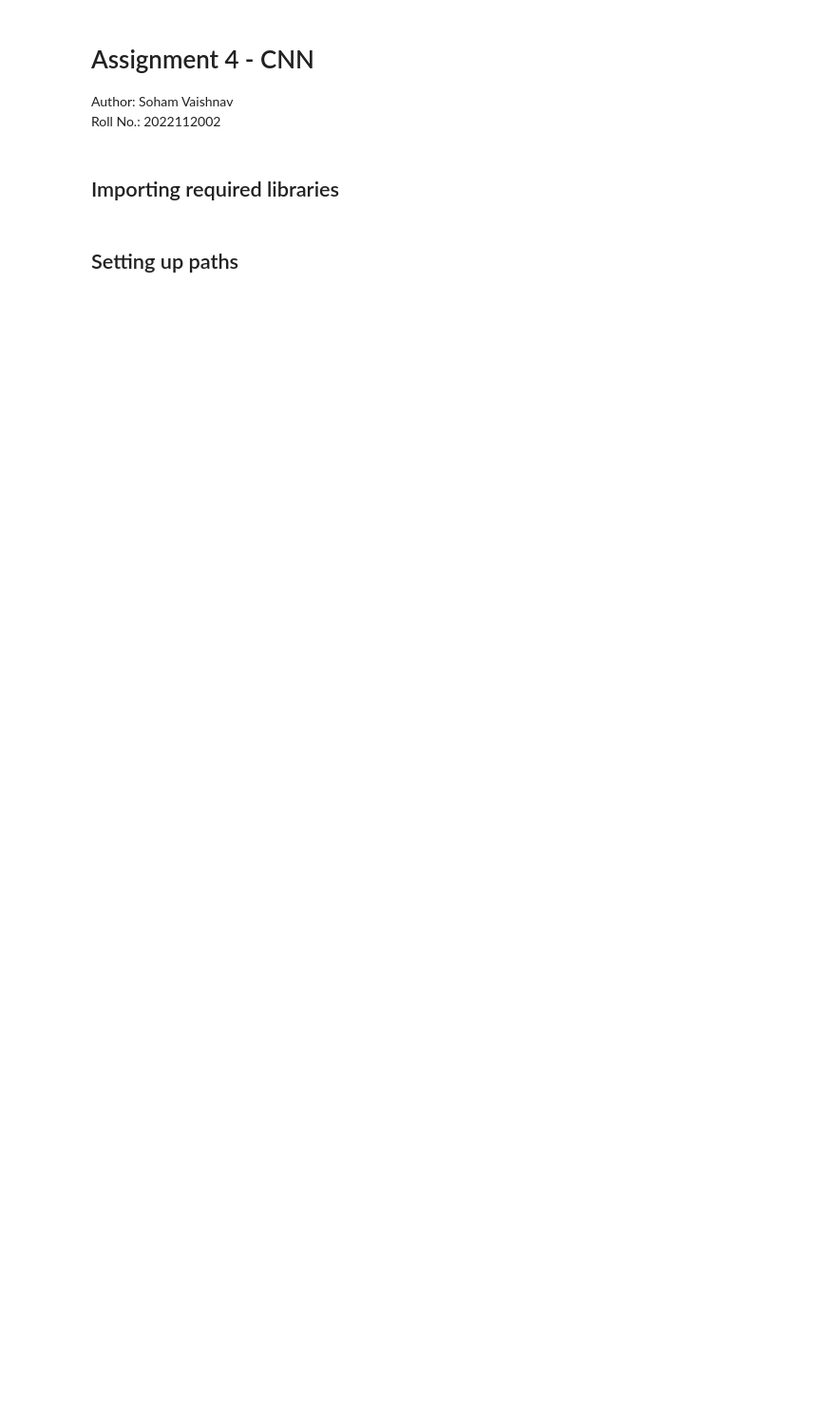
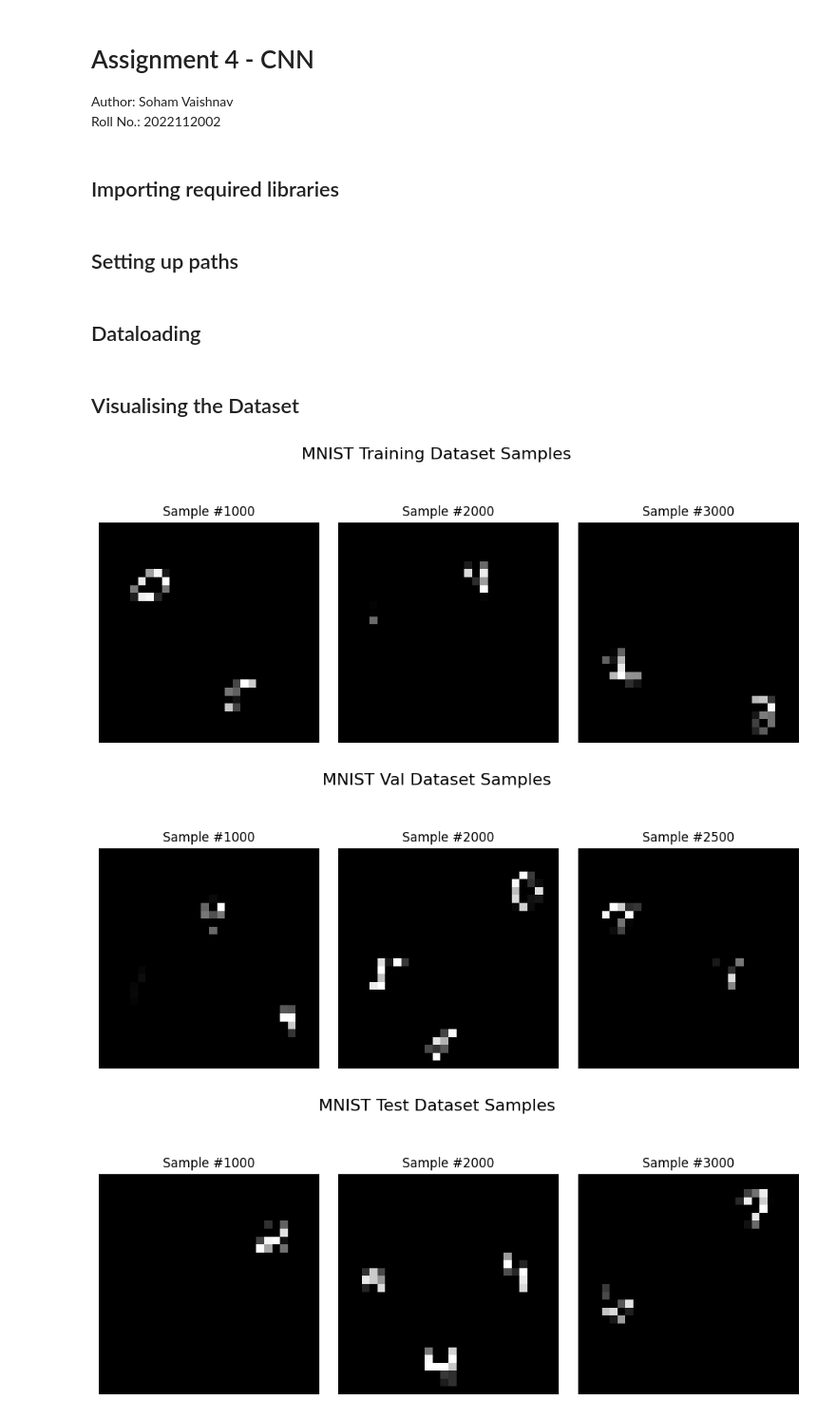
Before and after one commit to SohamVaishnav/smai-m24-assignments-SohamVaishnav, a Jupyter notebook: assignments/4/CNN.ipynb, the cells around one changed output. Shown: that part at 95% size. Saved outputs shown, nothing was run; the diff lists cells and outputs as text; code cells hidden in the pictures; blank space fills up the shorter version.

```diff
--- a/assignments/4/CNN.ipynb
+++ b/assignments/4/CNN.ipynb
@@ -44,2 +44,64 @@ from utils import *
 from models.cnn import cnn
 from models.cnn import multilabel_cnn
+# %% [markdown]
+## Dataloading
+# %%
+dataloader = MultiMNISTDataset(32)
+dataloader.load_mnist_data('num_digits')
+# %% [markdown]
+## Visualising the Dataset
+# %%
+fig = plt.figure(figsize=(10, 5))
+fig.suptitle('MNIST Training Dataset Samples', fontsize=16)
+ax = plt.subplot(1, 3, 1)
+plt.tight_layout()
+ax.set_title('Sample #{}'.format(1000))
+ax.axis('off')
+plt.imshow(dataloader._train_images[1000], cmap='gray')
+ax = plt.subplot(1, 3, 2)
+ax.set_title('Sample #{}'.format(2000))
+ax.axis('off')
+plt.imshow(dataloader._train_images[2000], cmap='gray')
+ax = plt.subplot(1, 3, 3)
+ax.set_title('Sample #{}'.format(3000))
+ax.axis('off')
+plt.imshow(dataloader._train_images[3000], cmap='gray')
+plt.show()
+
+fig = plt.figure(figsize=(10, 5))
+fig.suptitle('MNIST Val Dataset Samples', fontsize=16)
+ax = plt.subplot(1, 3, 1)
+plt.tight_layout()
+ax.set_title('Sample #{}'.format(1000))
+ax.axis('off')
+plt.imshow(dataloader._valid_images[1000], cmap='gray')
+ax = plt.subplot(1, 3, 2)
+ax.set_title('Sample #{}'.format(2000))
+ax.axis('off')
+plt.imshow(dataloader._valid_images[2000], cmap='gray')
+ax = plt.subplot(1, 3, 3)
+ax.set_title('Sample #{}'.format(2500))
+ax.axis('off')
+plt.imshow(dataloader._valid_images[2500], cmap='gray')
+plt.show()
+
+fig = plt.figure(figsize=(10, 5))
+fig.suptitle('MNIST Test Dataset Samples', fontsize=16)
+ax = plt.subplot(1, 3, 1)
+plt.tight_layout()
+ax.set_title('Sample #{}'.format(1000))
+ax.axis('off')
+plt.imshow(dataloader._test_images[1000], cmap='gray')
+ax = plt.subplot(1, 3, 2)
+ax.set_title('Sample #{}'.format(2000))
+ax.axis('off')
+plt.imshow(dataloader._test_images[2000], cmap='gray')
+ax = plt.subplot(1, 3, 3)
+ax.set_title('Sample #{}'.format(3000))
+ax.axis('off')
+plt.imshow(dataloader._test_images[3000], cmap='gray')
+plt.show()
+# %% [output]
+[figure, added]
+[figure, added]
+[figure, added]
```
Also changed, not shown: parts of 5 cells of this notebook.
